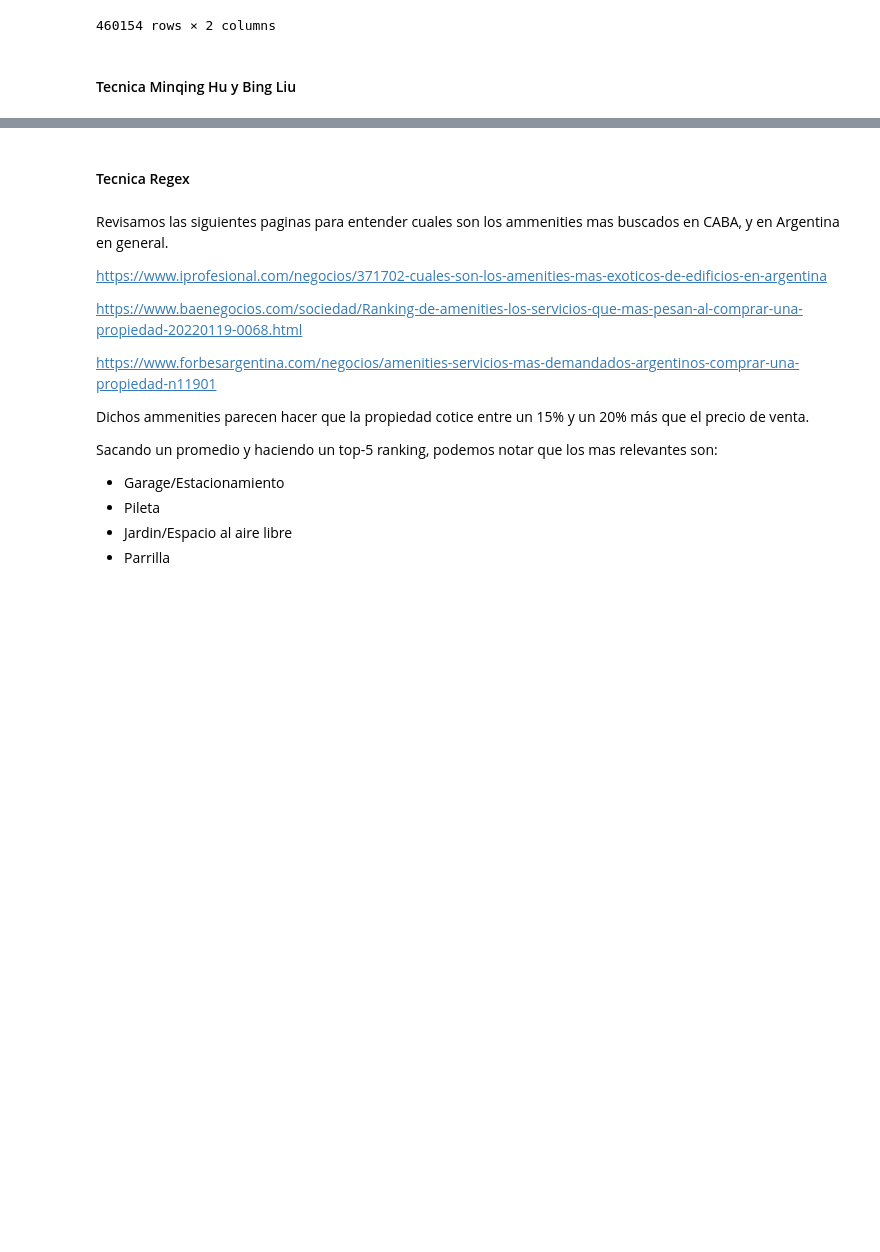
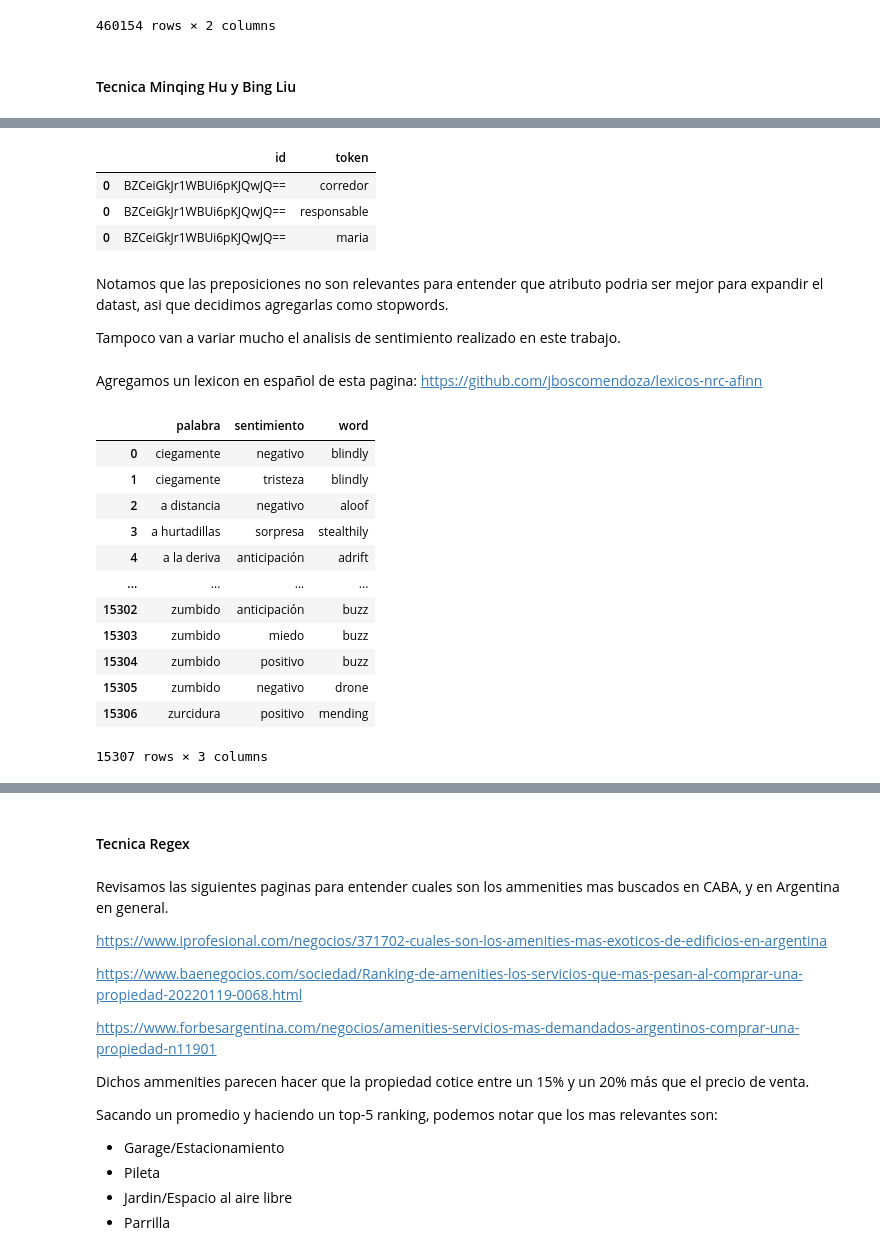
Before and after one commit to Naza26/7506R_TP2_GRUPO01_ENTREGA, a Jupyter notebook: 7506R_TP2_GRUPO01_ENTREGA.ipynb, the cells around one changed output, grey strips where cells are left out. Cells and saved outputs as stored; diff of their text form; code cells hidden in the pictures; blank space fills up the shorter version.

Commit message:
add sentiment analysis technique to expand ds

```diff
--- a/7506R_TP2_GRUPO01_ENTREGA.ipynb
+++ b/7506R_TP2_GRUPO01_ENTREGA.ipynb
@@ -74,0 +121,16 @@ descriptions_dataset
+# %%
+# unnest de la columna texto_tokenizado
+
+descriptions_tidy = descriptions_dataset.explode(column='texto_tokenizado')
+descriptions_tidy = descriptions_tidy.drop(columns='property_description')
+descriptions_tidy = descriptions_tidy.rename(columns={'texto_tokenizado':'token'})
+descriptions_tidy.head(3)
+# %% [output]
+|  | id | token |
+| 0 | BZCeiGkJr1WBUi6pKJQwJQ== | corredor |
+| 0 | BZCeiGkJr1WBUi6pKJQwJQ== | responsable |
+| 0 | BZCeiGkJr1WBUi6pKJQwJQ== | maria |
+# %% [markdown]
+Notamos que las preposiciones no son relevantes para entender que atributo podria ser mejor para expandir el datast, asi que decidimos agregarlas como stopwords.
+
+Tampoco van a variar mucho el analisis de sentimiento realizado en este trabajo.
@@ -74,0 +148,20 @@ descriptions_dataset
+# %% [markdown]
+Agregamos un lexicon en español de esta pagina: https://github.com/jboscomendoza/lexicos-nrc-afinn
+# %%
+# lexicon sentimientos
+lexicon = pd.read_csv('lexico_nrc.csv')
+lexicon
+# %% [output]
+|  | palabra | sentimiento | word |
+| 0 | ciegamente | negativo | blindly |
+| 1 | ciegamente | tristeza | blindly |
+| 2 | a distancia | negativo | aloof |
+| 3 | a hurtadillas | sorpresa | stealthily |
+| 4 | a la deriva | anticipación | adrift |
+| ... | ... | ... | ... |
+| 15302 | zumbido | anticipación | buzz |
+| 15303 | zumbido | miedo | buzz |
+| 15304 | zumbido | positivo | buzz |
+| 15305 | zumbido | negativo | drone |
+| 15306 | zurcidura | positivo | mending |
+15307 rows × 3 columns
```
Also changed, not shown: parts of 29 cells of this notebook.
